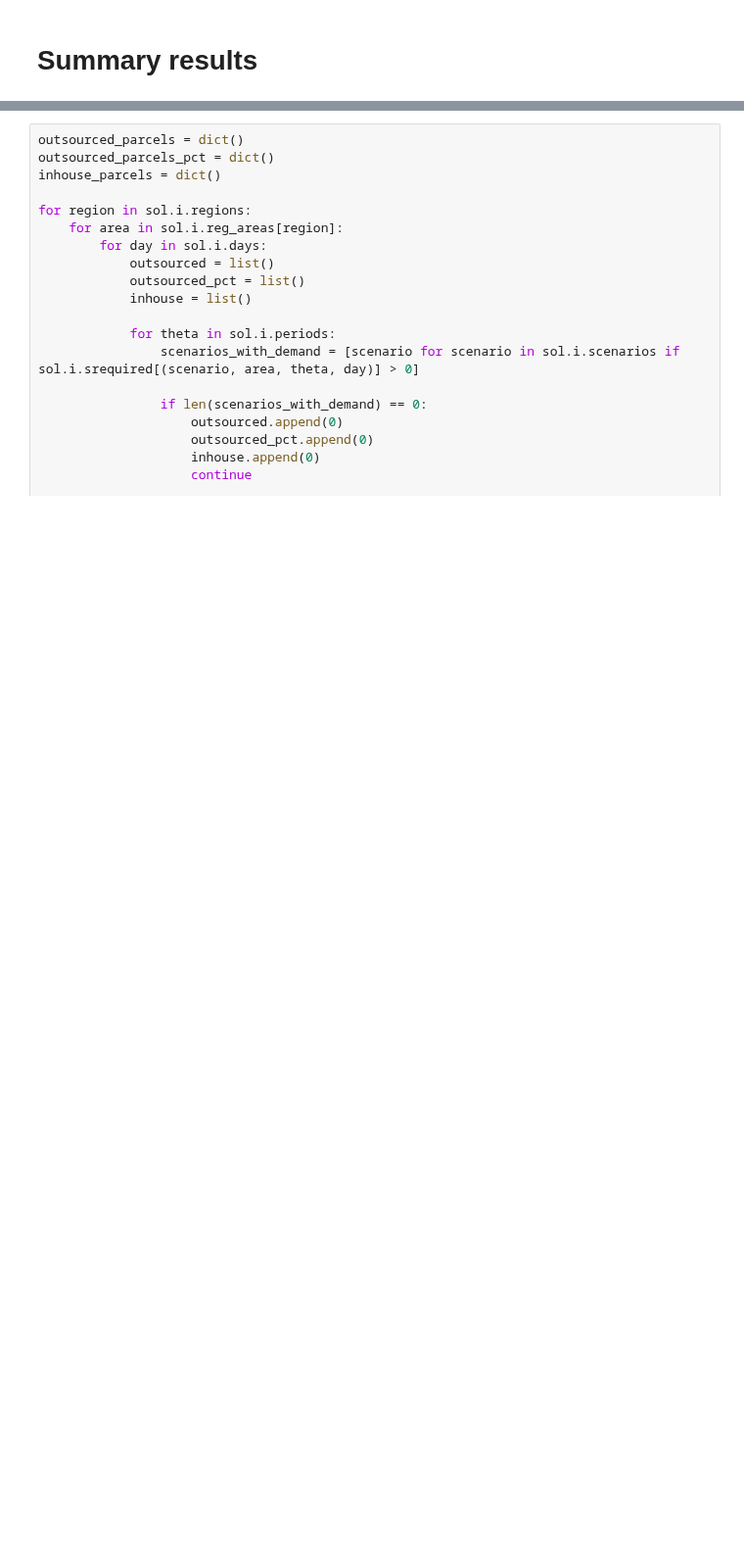
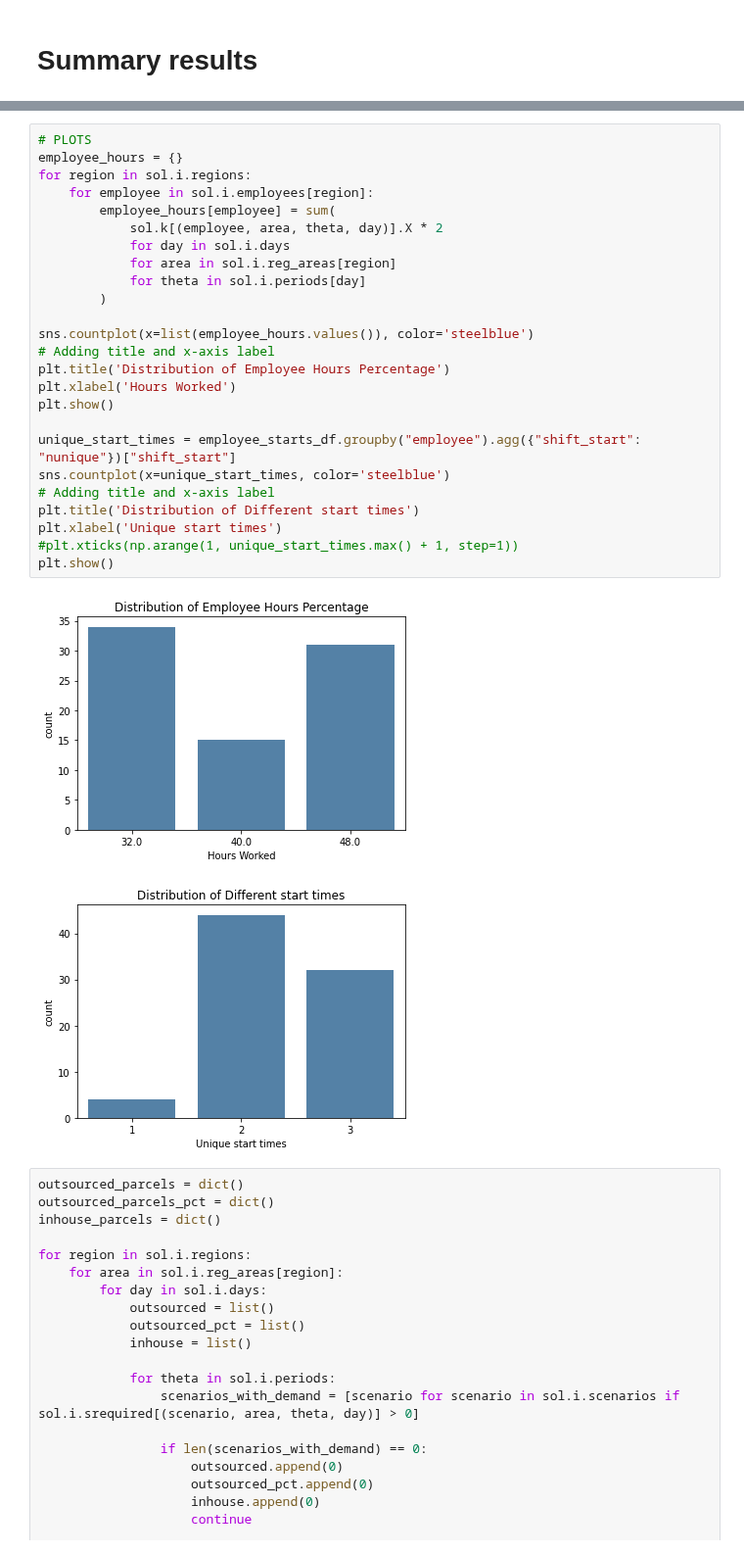
Before and after one commit to carlosperez1997/lmd-sizing-scheduling, a Jupyter notebook: solver/test.ipynb, the cells around one changed output, grey strips where cells are left out. Shown at 98% size. Saved outputs shown, nothing was run; the diff lists cells and outputs as text; blank space fills up the shorter version.

Commit message:
add plots

```diff
--- a/solver/test.ipynb
+++ b/solver/test.ipynb
@@ -247,3 +239,31 @@ print('--- OUTSOURCING ---')
+# %%
+# PLOTS
+employee_hours = {}
+for region in sol.i.regions:
+    for employee in sol.i.employees[region]:
+        employee_hours[employee] = sum(
+            sol.k[(employee, area, theta, day)].X * 2
+            for day in sol.i.days
+            for area in sol.i.reg_areas[region]
+            for theta in sol.i.periods[day]
+        )
+
+sns.countplot(x=list(employee_hours.values()), color='steelblue')
+# Adding title and x-axis label
+plt.title('Distribution of Employee Hours Percentage')
+plt.xlabel('Hours Worked')
+plt.show()
+
+unique_start_times = employee_starts_df.groupby("employee").agg({"shift_start": "nunique"})["shift_start"]
+sns.countplot(x=unique_start_times, color='steelblue')
+# Adding title and x-axis label
+plt.title('Distribution of Different start times')
+plt.xlabel('Unique start times')
+#plt.xticks(np.arange(1, unique_start_times.max() + 1, step=1))
+plt.show()
+# %% [output]
+[figure, added]
+[figure, added]
 # %%
 outsourced_parcels = dict()
 outsourced_parcels_pct = dict()
```
Also changed, not shown: parts of 6 cells of this notebook.
